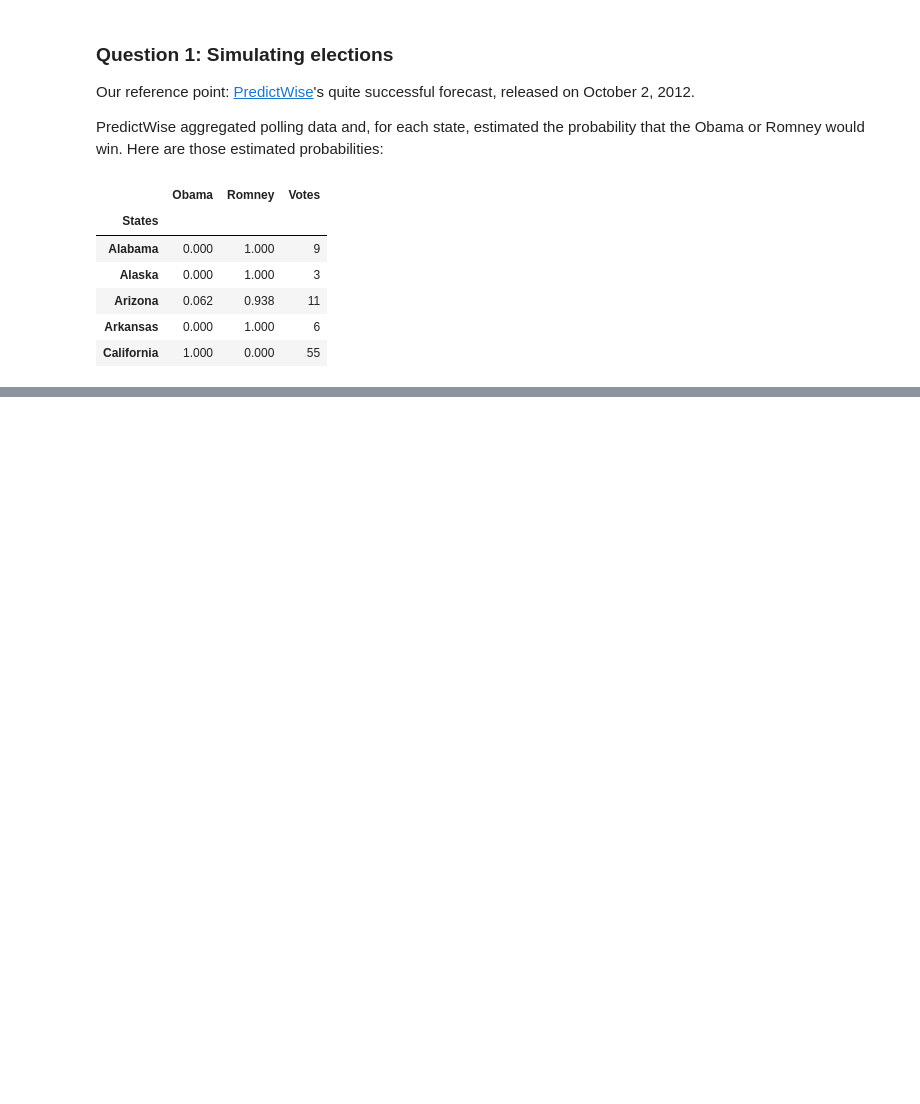
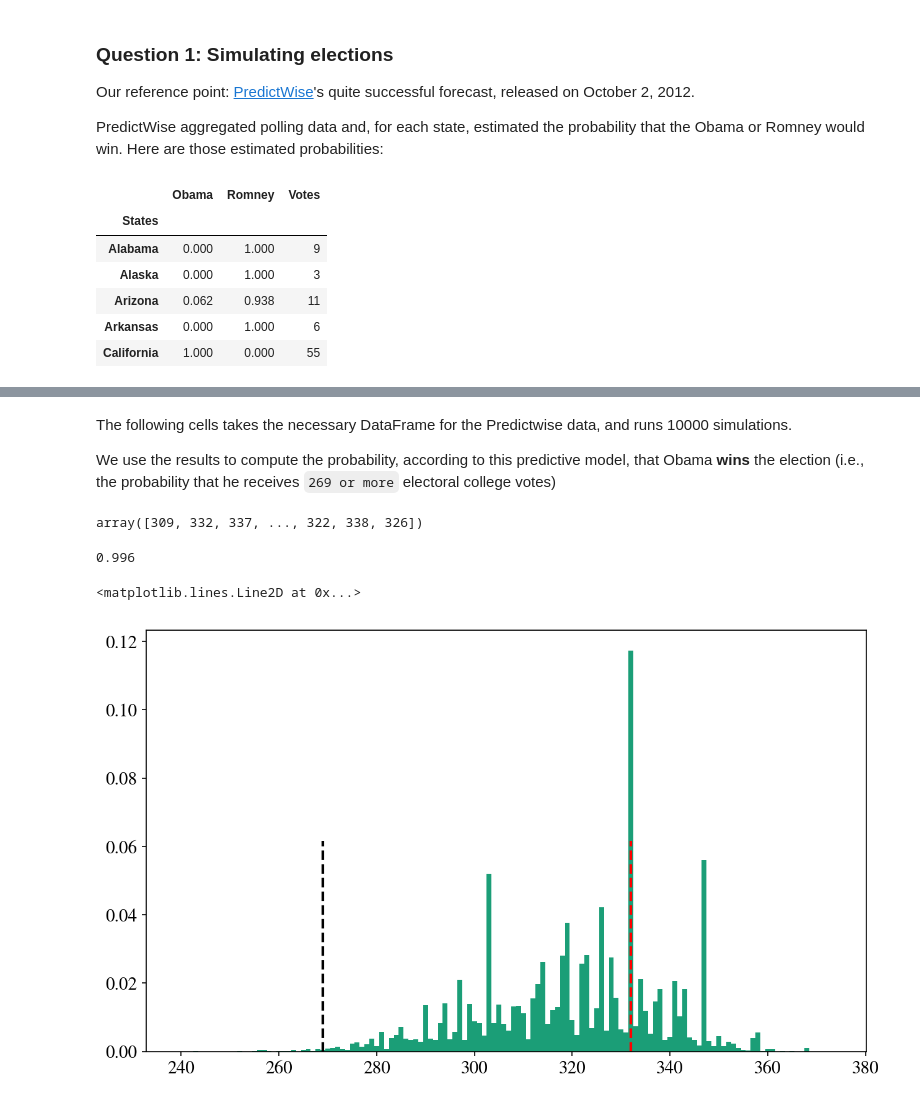
Before and after one commit to joaoDragado/dSc_roadmap, a Jupyter notebook: projects/SimulatingSilver/HW2_user.ipynb, the cells around one changed output, grey strips where cells are left out. Cells and saved outputs as stored; diff of their text form; code cells hidden in the pictures; blank space fills up the shorter version.

Commit message:
Sim baesd on PredictWise forecasts

```diff
--- a/projects/SimulatingSilver/HW2_user.ipynb
+++ b/projects/SimulatingSilver/HW2_user.ipynb
@@ -88,0 +95,57 @@ make_map(predictwise.Obama, "P(Obama): PredictWise")
+# %%
+"""
+Function
+--------
+simulate_election
+
+Inputs
+------
+model : DataFrame
+    A DataFrame summarizing an election forecast. The dataframe has 51 rows -- one for each state and DC
+    It has the following columns:
+       Obama : Forecasted probability that Obama wins the state
+       Votes : Electoral votes for the state
+    The DataFrame is indexed by state (i.e., model.index is an array of state names)
+
+n_sim : int
+   Number of simulations to run
+
+Returns
+-------
+results : Numpy array with n_sim elements
+   Each element stores the number of electoral college votes Obama wins in each simulation.
+"""
+def simulate_election(model, n_sim):
+    # each column simulates a single outcome from the 50 states + DC
+    # Obama wins the simulation if
+    # the random number is < the win probability
+    simulations = np.random.uniform(size=(51, n_sim))
+    obama_votes = (simulations <
+                   model.Obama.values.reshape(-1, 1)
+                  ) * model.Votes.values.reshape(-1, 1)
+    # summing over rows gives the total electoral votes
+    # for each simulation
+    return obama_votes.sum(axis=0)
+# %% [markdown]
+The following cells takes the necessary DataFrame for the Predictwise data, and runs 10000 simulations.
+
+We use the results to compute the probability, according to this predictive model, that Obama **wins** the election (i.e., the probability that he receives `269 or more` electoral college votes)
+# %%
+result = simulate_election(predictwise, 10000)
+result
+# %% [output]
+array([309, 332, 337, ..., 322, 338, 326])
+# %%
+#compute the probability of an Obama win, given this simulation
+print((result >= 269).mean())
+# %% [output]
+0.996
+# %%
+_ = plt.hist(result, bins=np.arange(240, 375, 1),
+             align='left',
+             density=True)
+plt.axvline(332, 0, .5, color='r', linestyle='--', label='Actual Outcome')
+plt.axvline(269, 0, .5, color='k', linestyle='--', label='Victory Threshold')
+# %% [output]
+<matplotlib.lines.Line2D at 0x...>
+[figure, added]
```
Also changed, not shown: parts of 5 cells of this notebook.
